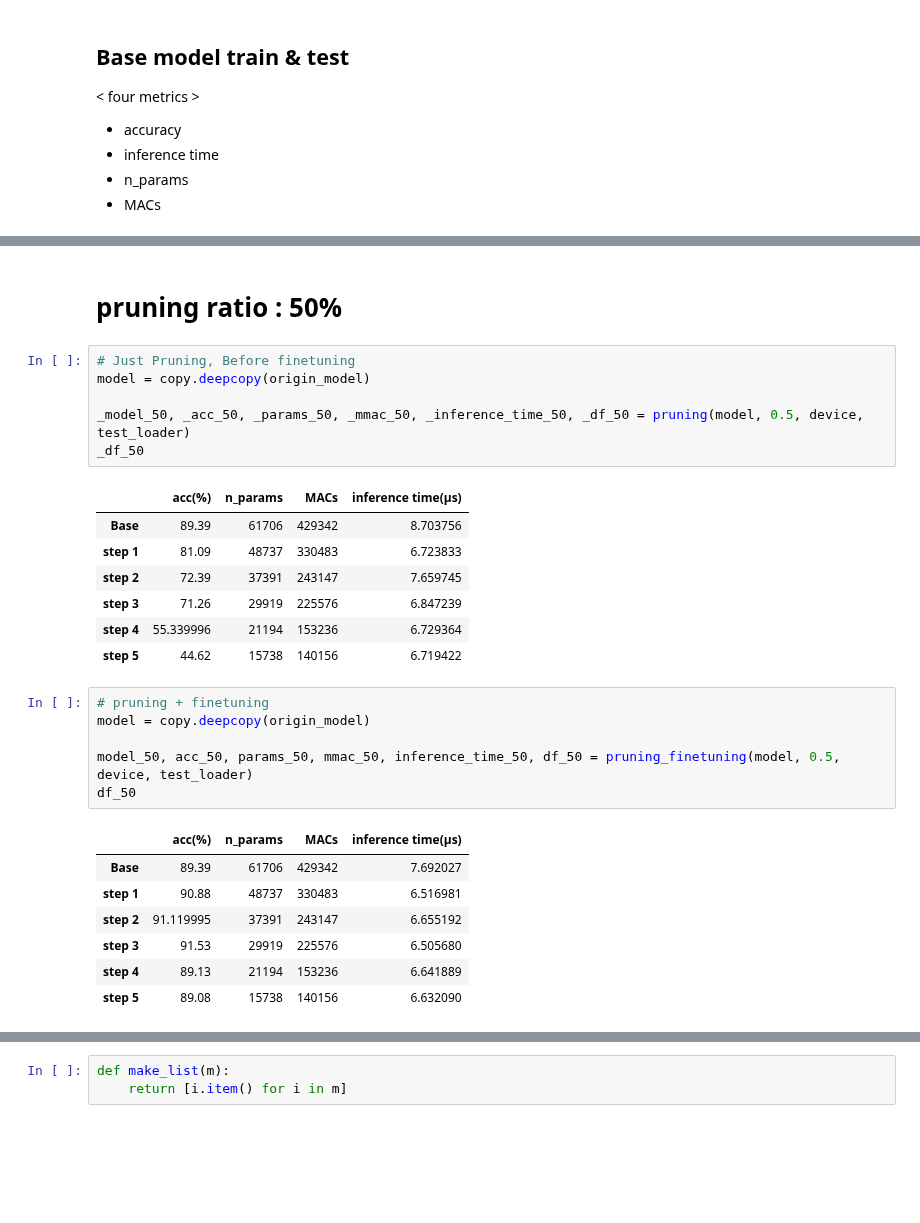
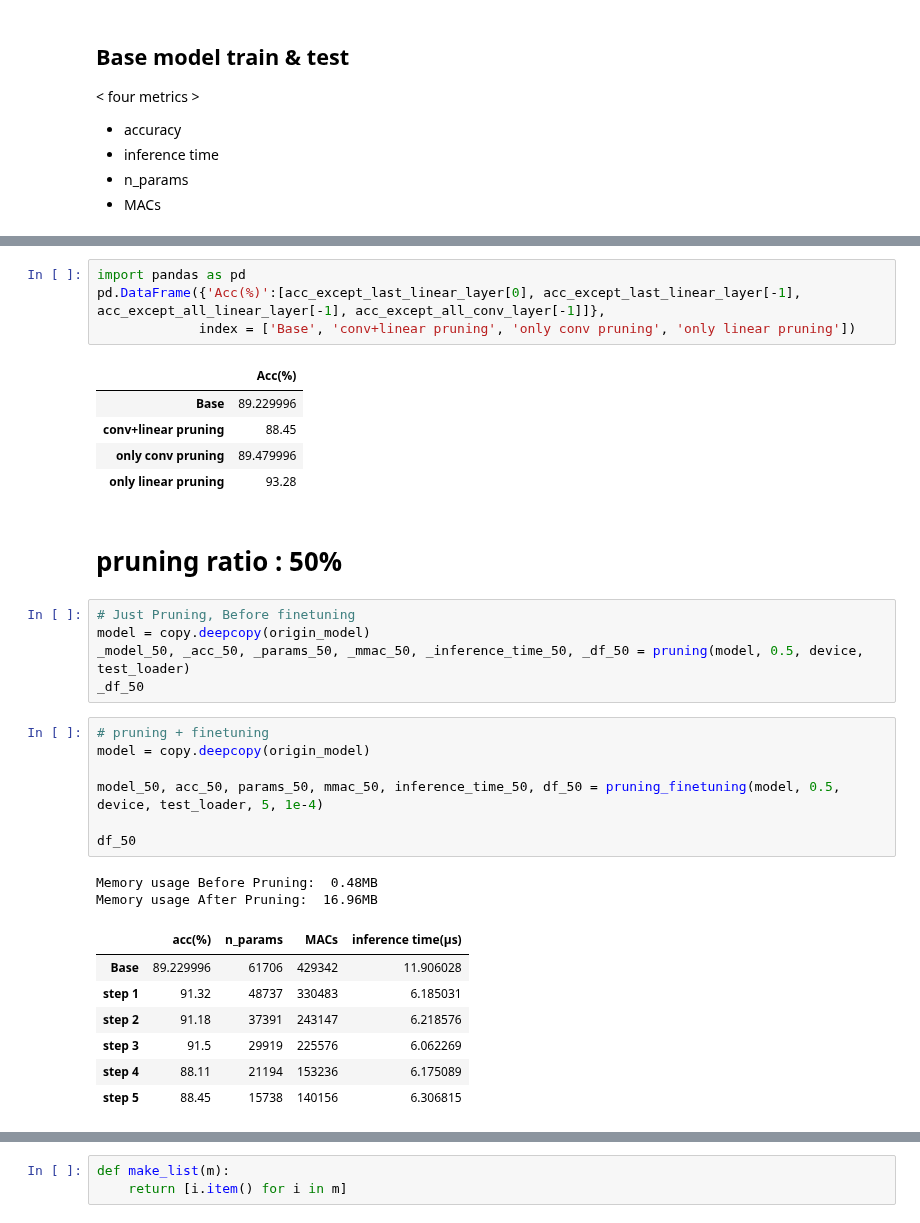
Before and after one commit to yewonkim01/Optimized-Model-on-JetsonNano-with-Pruning-and-Quantization, a Jupyter notebook: experiment.ipynb, the cells around one changed output, grey strips where cells are left out. Saved outputs shown, nothing was run; the diff lists cells and outputs as text; blank space fills up the shorter version.

```diff
--- a/experiment.ipynb
+++ b/experiment.ipynb
@@ -150,30 +230,34 @@ origin_model.load_state_dict(torch.load('origin_model.pth'))
+# %%
+import pandas as pd
+pd.DataFrame({'Acc(%)':[acc_except_last_linear_layer[0], acc_except_last_linear_layer[-1], acc_except_all_linear_layer[-1], acc_except_all_conv_layer[-1]]},
+             index = ['Base', 'conv+linear pruning', 'only conv pruning', 'only linear pruning'])
+# %% [output]
+|  | Acc(%) |
+| Base | 89.229996 |
+| conv+linear pruning | 88.45 |
+| only conv pruning | 89.479996 |
+| only linear pruning | 93.28 |
 # %% [markdown]
 # pruning ratio : 50%
-# %%
-# Just Pruning, Before finetuning
-model = copy.deepcopy(origin_model)
-
-_model_50, _acc_50, _params_50, _mmac_50, _inference_time_50, _df_50 = pruning(model, 0.5, device, test_loader)
-_df_50
-# %% [output]
-|  | acc(%) | n_params | MACs | inference time(μs) |
-| Base | 89.39 | 61706 | 429342 | 8.703756 |
-| step 1 | 81.09 | 48737 | 330483 | 6.723833 |
-| step 2 | 72.39 | 37391 | 243147 | 7.659745 |
-| step 3 | 71.26 | 29919 | 225576 | 6.847239 |
-| step 4 | 55.339996 | 21194 | 153236 | 6.729364 |
-| step 5 | 44.62 | 15738 | 140156 | 6.719422 |
+# %%
+# Just Pruning, Before finetuning
+model = copy.deepcopy(origin_model)
+_model_50, _acc_50, _params_50, _mmac_50, _inference_time_50, _df_50 = pruning(model, 0.5, device, test_loader)
+_df_50
 # %%
 # pruning + finetuning
 model = copy.deepcopy(origin_model)
 
-model_50, acc_50, params_50, mmac_50, inference_time_50, df_50 = pruning_finetuning(model, 0.5, device, test_loader)
+model_50, acc_50, params_50, mmac_50, inference_time_50, df_50 = pruning_finetuning(model, 0.5, device, test_loader, 5, 1e-4)
+
 df_50
 # %% [output]
+Memory usage Before Pruning:  0.48MB
+Memory usage After Pruning:  16.96MB
 |  | acc(%) | n_params | MACs | inference time(μs) |
-| Base | 89.39 | 61706 | 429342 | 7.692027 |
-| step 1 | 90.88 | 48737 | 330483 | 6.516981 |
-| step 2 | 91.119995 | 37391 | 243147 | 6.655192 |
-| step 3 | 91.53 | 29919 | 225576 | 6.505680 |
-| step 4 | 89.13 | 21194 | 153236 | 6.641889 |
-| step 5 | 89.08 | 15738 | 140156 | 6.632090 |
+| Base | 89.229996 | 61706 | 429342 | 11.906028 |
+| step 1 | 91.32 | 48737 | 330483 | 6.185031 |
+| step 2 | 91.18 | 37391 | 243147 | 6.218576 |
+| step 3 | 91.5 | 29919 | 225576 | 6.062269 |
+| step 4 | 88.11 | 21194 | 153236 | 6.175089 |
+| step 5 | 88.45 | 15738 | 140156 | 6.306815 |
```
Also changed, not shown: parts of 37 cells of this notebook, 3 other files.
